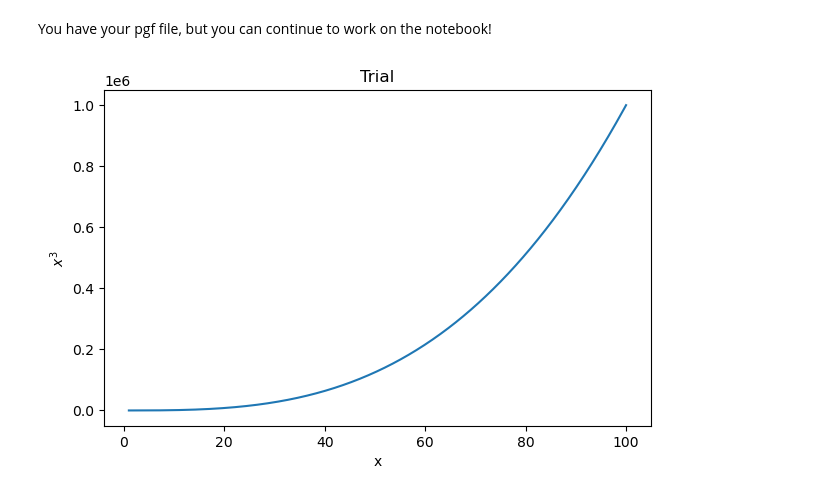
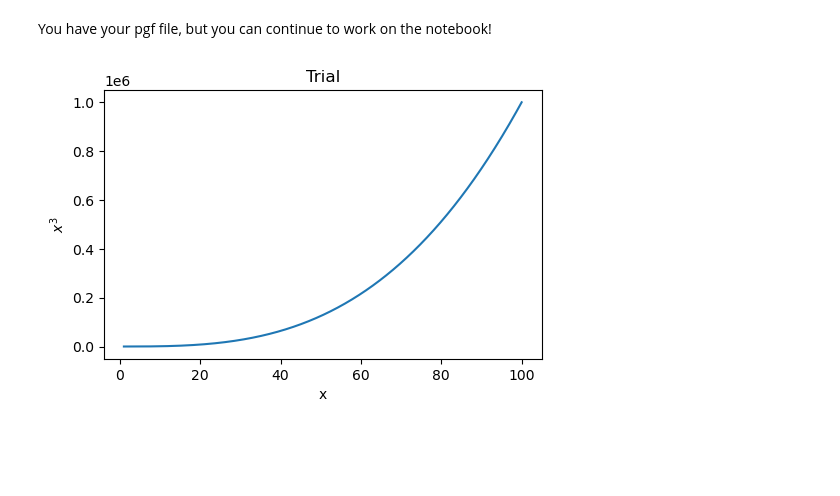
Before and after one commit to mballarin97/Matplotlib2LaTeX, a Jupyter notebook: Examples.ipynb, the cells around one changed output. Cells and saved outputs as stored; diff of their text form; code cells hidden in the pictures; blank space fills up the shorter version.

```diff
--- a/Examples.ipynb
+++ b/Examples.ipynb
@@ -57,11 +57,11 @@ ltx.save_fig('Trial.pgf')
 # %% [markdown]
 You have your pgf file, but you can continue to work on the notebook!
 # %%
-fig, ax = plt.subplots(figsize=latex_figsize( wf=1) ) # width of an entire latex column
+fig, ax = plt.subplots(figsize=latex_figsize( wf=0.8) ) # width of an entire latex column
 ax.plot(x, x**3)
 ax.set_xlabel('x')
 ax.set_ylabel('$x^3$')
 ax.set_title('Trial')
 plt.show()
 # %% [output]
-[figure, old version]
+[figure, new version]
```
Also changed, not shown: parts of 4 cells of this notebook, 6 other files.
